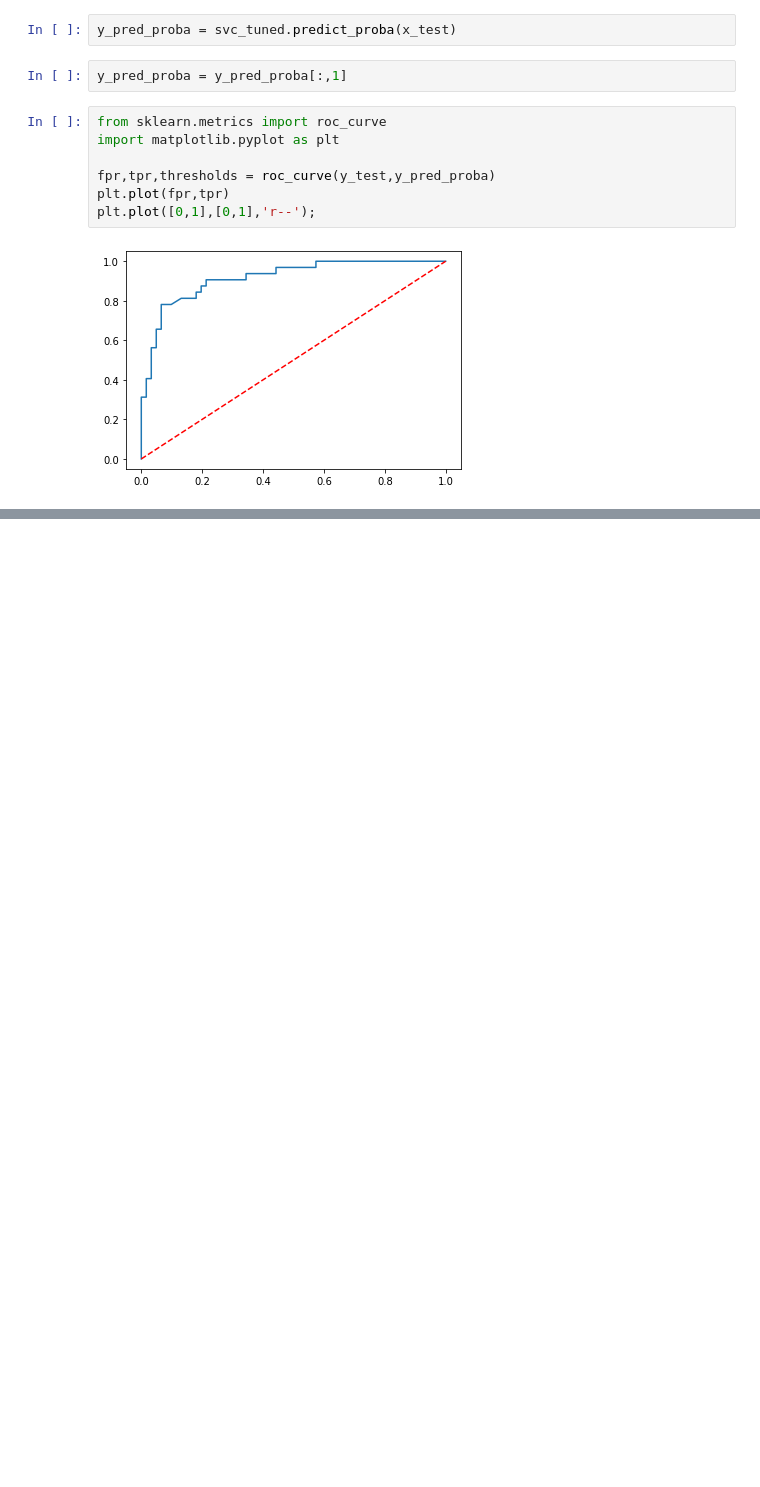
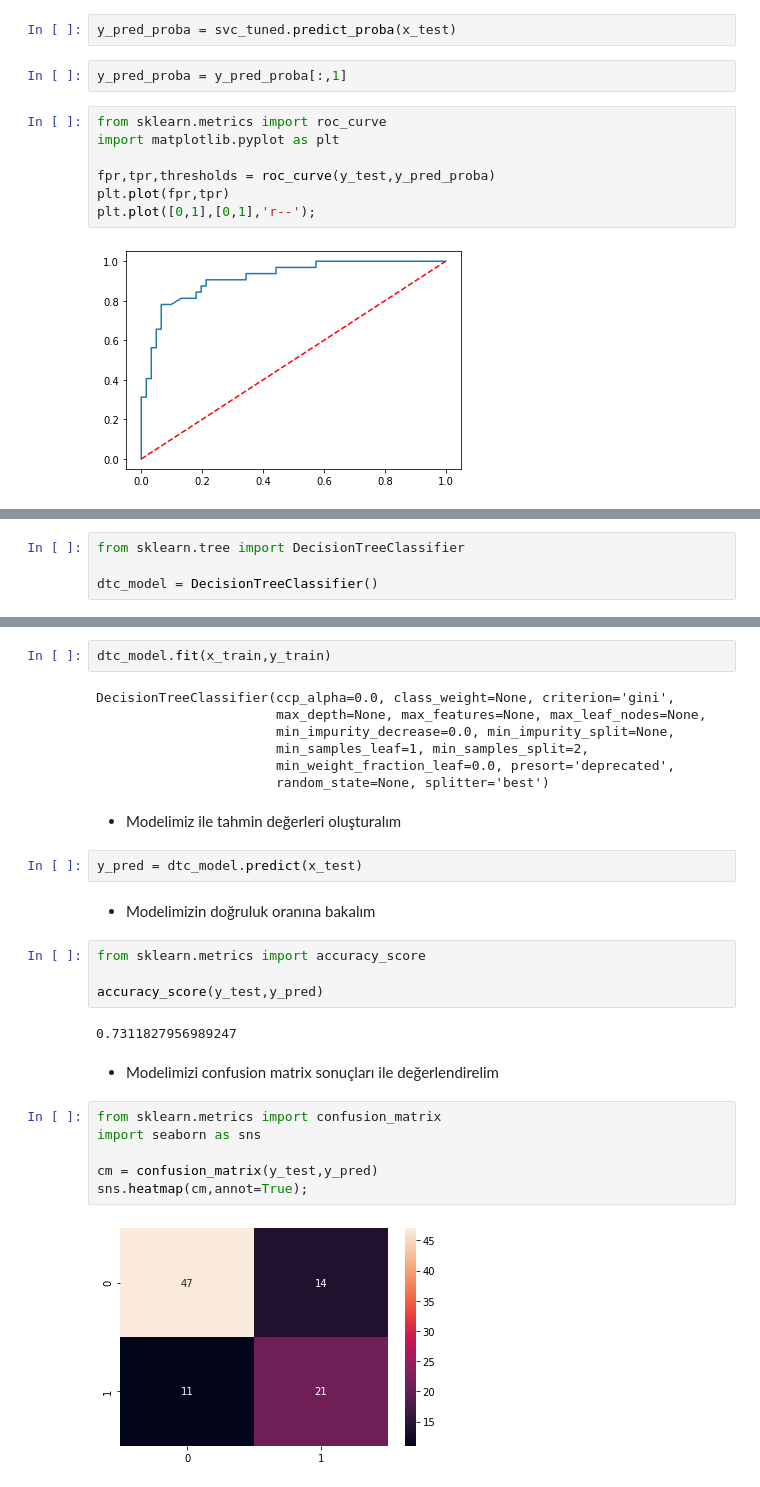
Before and after one commit to TheKoray/KNN-Tree-Ensemble-Algorithms, a Jupyter notebook: Biomechanical.ipynb, the cells around one changed output, grey strips where cells are left out. Cells and saved outputs as stored; diff of their text form; blank space fills up the shorter version.

```diff
--- a/Biomechanical.ipynb
+++ b/Biomechanical.ipynb
@@ -882,0 +885,4 @@ plt.plot([0,1],[0,1],'r--');
+# %%
+from sklearn.tree import DecisionTreeClassifier
+
+dtc_model = DecisionTreeClassifier()
@@ -882,0 +891,31 @@ plt.plot([0,1],[0,1],'r--');
+# %%
+dtc_model.fit(x_train,y_train)
+# %% [output]
+DecisionTreeClassifier(ccp_alpha=0.0, class_weight=None, criterion='gini',
+                       max_depth=None, max_features=None, max_leaf_nodes=None,
+                       min_impurity_decrease=0.0, min_impurity_split=None,
+                       min_samples_leaf=1, min_samples_split=2,
+                       min_weight_fraction_leaf=0.0, presort='deprecated',
+                       random_state=None, splitter='best')
+# %% [markdown]
+- Modelimiz ile tahmin değerleri oluşturalım
+# %%
+y_pred = dtc_model.predict(x_test)
+# %% [markdown]
+- Modelimizin doğruluk oranına bakalım
+# %%
+from sklearn.metrics import accuracy_score
+
+accuracy_score(y_test,y_pred)
+# %% [output]
+0.7311827956989247
+# %% [markdown]
+- Modelimizi confusion matrix sonuçları ile değerlendirelim
+# %%
+from sklearn.metrics import confusion_matrix
+import seaborn as sns
+
+cm = confusion_matrix(y_test,y_pred)
+sns.heatmap(cm,annot=True);
+# %% [output]
+[figure, added]
```
Also changed, not shown: parts of 25 cells of this notebook.
